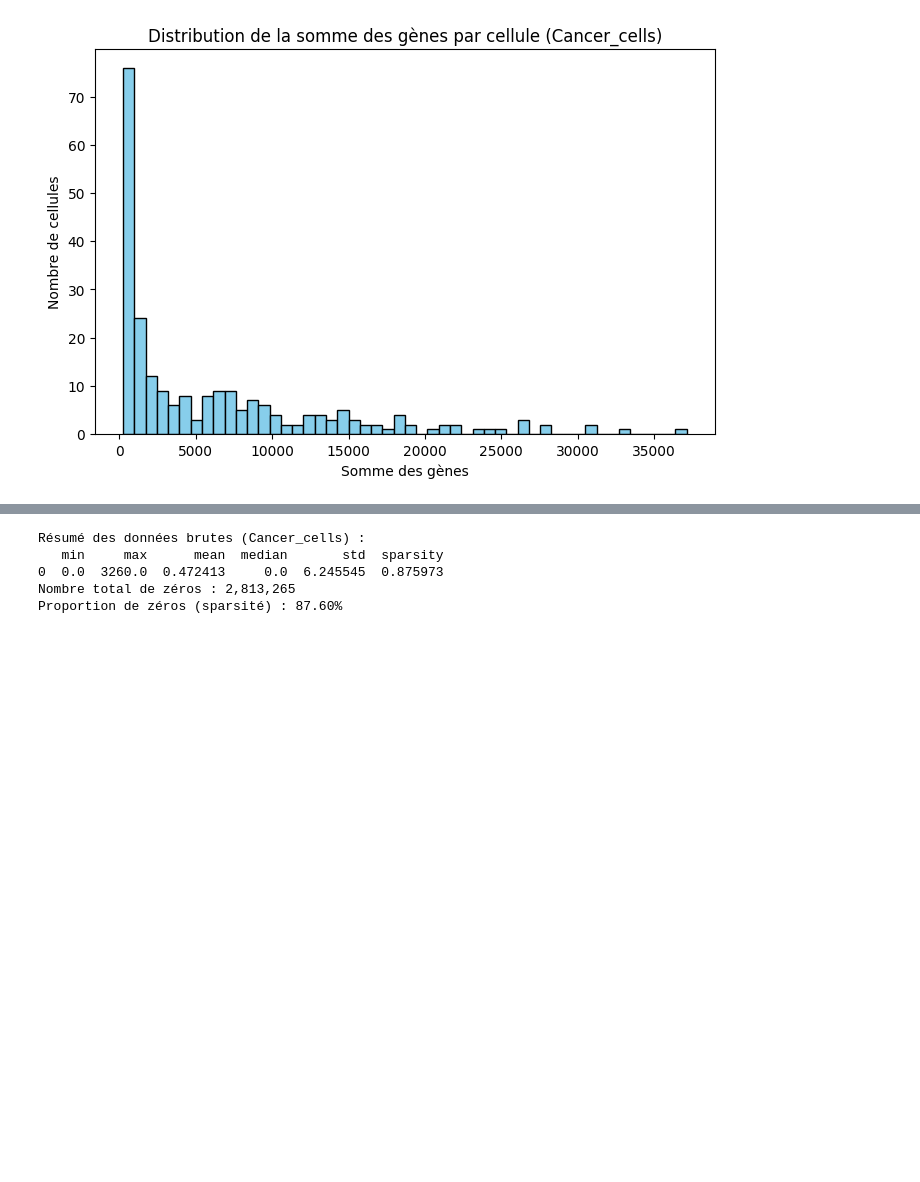
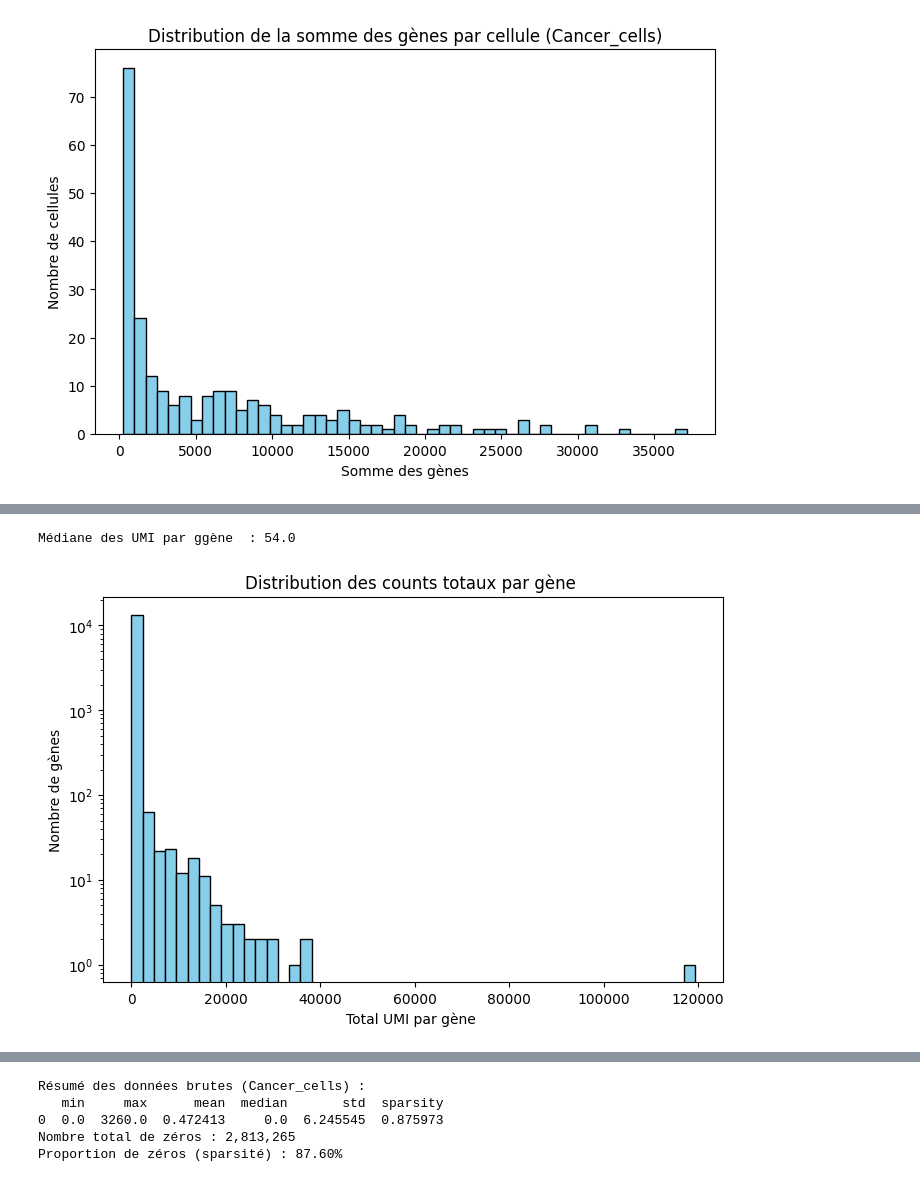
Before and after one commit to DataCampDS/scmark-classification-team_avengers, a Jupyter notebook: Sarah/sc-Marrk-1.ipynb, the cells around one changed output, grey strips where cells are left out. Cells and saved outputs as stored; diff of their text form; code cells hidden in the pictures; blank space fills up the shorter version.

```diff
--- a/Sarah/sc-Marrk-1.ipynb
+++ b/Sarah/sc-Marrk-1.ipynb
@@ -371,0 +459,30 @@ dtype: float32
+# %%
+import pandas as pd
+import matplotlib.pyplot as plt
+import numpy as np
+
+# Conversion en dense
+X_dense = X_train.toarray()
+
+# DataFrame
+df = pd.DataFrame(X_dense)
+
+# 1️⃣ Somme des gènes par cellule (total UMI counts)
+gene_sums = df.sum(axis=0)
+
+# Médiane des UMI par cellule
+median_umi = np.median(gene_sums)
+print("Médiane des UMI par ggène  :", median_umi)
+
+
+# 2️⃣ Histogramme de la distribution des counts par cellule
+plt.figure(figsize=(8,5))
+plt.hist(gene_sums, bins=50, color='skyblue', edgecolor='black')
+plt.title("Distribution des counts totaux par gène ")
+plt.xlabel("Total UMI par gène ")
+plt.ylabel("Nombre de gènes")
+plt.yscale('log')  # optionnel : échelle log pour mieux visualiser les queues
+plt.show()
+# %% [output]
+Médiane des UMI par ggène  : 54.0
+[figure, added]
```
Also changed, not shown: parts of 35 cells of this notebook, 1 other file.
